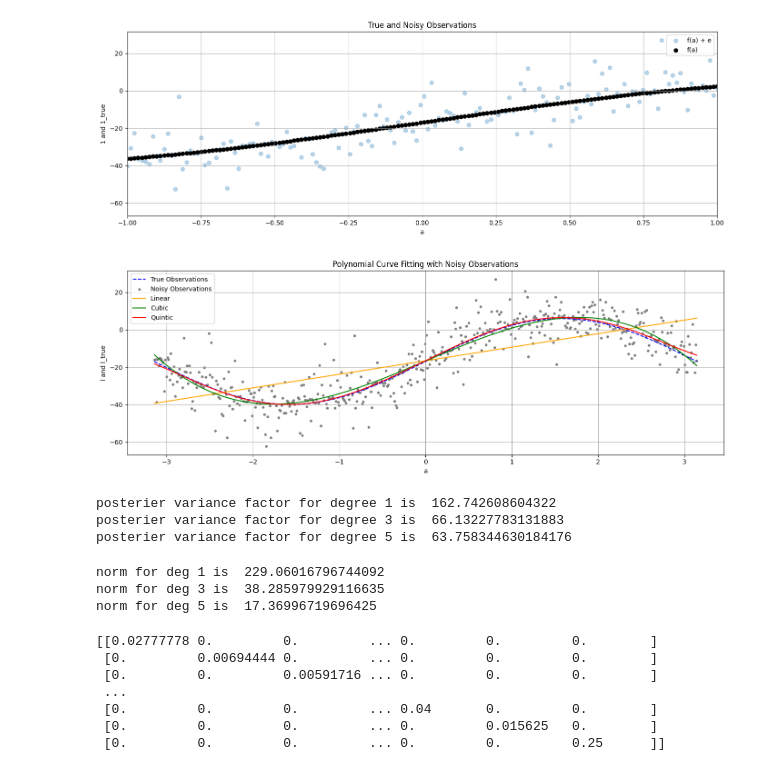
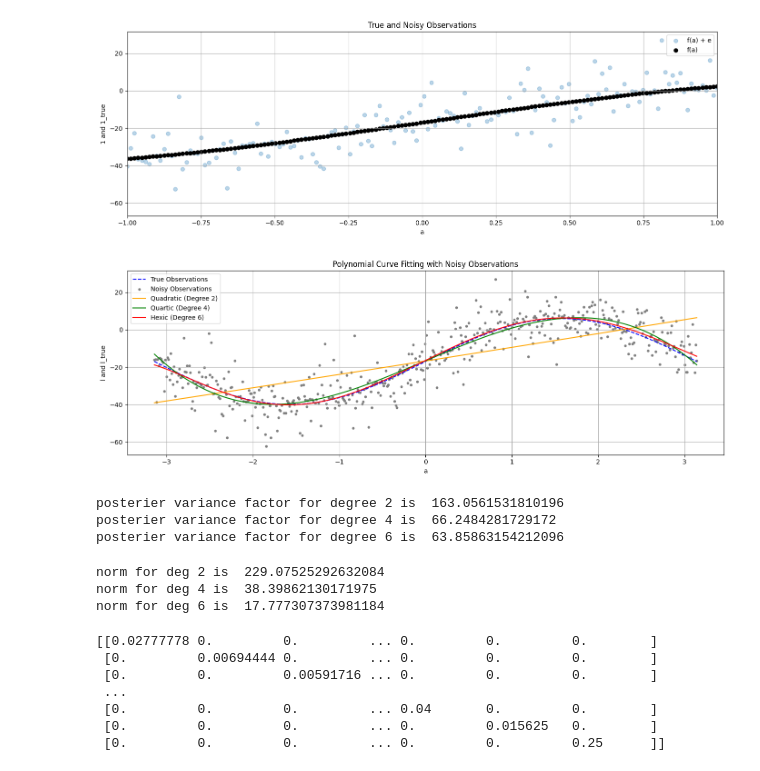
Before and after one commit to VenkataSaiVijayaBhaskar/ENGG680_2025_Fall, a Jupyter notebook: Lab_Assignment1/StudentGradeManagementSystem.ipynb, the cells around one changed output. Cells and saved outputs as stored; diff of their text form; code cells hidden in the pictures.

```diff
--- a/Lab_Assignment1/StudentGradeManagementSystem.ipynb
+++ b/Lab_Assignment1/StudentGradeManagementSystem.ipynb
@@ -559,55 +534,55 @@ quintic_uw = np.polyval(returned_values1[5]['estimated_polynomial_coefficients']
 # %%
 # step 8
 # use the matplotlib to plot each polynomial function, noisy observations l, true observations l_true, together in one single figure
-# for the polynomials of line, cubic and quintic, use color of orange, green and red respectively.
+# for the polynomials of quadratic,quartic,hexic use color of orange, green and red respectively.
 # (2 marks)
 
 fig, ax = plt.subplots(nrows=1, ncols=1, figsize=(14, 5))
 ax.plot(a, l_true, label='True Observations', color='blue', linestyle='--')
 ax.scatter(a, l, color='gray', label='Noisy Observations', s=10)
 
-ax.plot(a, line_uw, color='orange', label='Linear')
-ax.plot(a, cubic_uw, color='green', label='Cubic')
-ax.plot(a, quintic_uw, color='red', label='Quintic')
+ax.plot(a, quadratic_uw, color='orange', label='Quadratic (Degree 2)')
+ax.plot(a, quartic_uw, color='green', label='Quartic (Degree 4)')
+ax.plot(a, hexic_uw, color='red', label='Hexic (Degree 6)')
 
 ax.set_title('Polynomial Curve Fitting with Noisy Observations')
 ax.set_xlabel('a')
 ax.set_ylabel('l and l_true')
 ax.legend()
 
-ax.grid(True, which='both',ls='-',color='0.65')
+ax.grid(True, which='both', ls='-', color='0.65')
 
 fig.tight_layout()
 # %% [output]
-[figure, old version]
+[figure, new version]
 # %%
 # step 9
 # print the a posterier variance factor for each polynomial function
 # (3 marks)
-print("posterier variance factor for degree 1 is ", returned_values1[1]['goodness_of_fit'])
+print("posterier variance factor for degree 2 is ", returned_values[2]['goodness_of_fit'])
 
-print("posterier variance factor for degree 3 is ", returned_values1[3]['goodness_of_fit'])
+print("posterier variance factor for degree 4 is ", returned_values[4]['goodness_of_fit'])
 
-print("posterier variance factor for degree 5 is ", returned_values1[5]['goodness_of_fit'])
+print("posterier variance factor for degree 6 is ", returned_values[6]['goodness_of_fit'])
 # %% [output]
-posterier variance factor for degree 1 is  162.742608604322
-posterier variance factor for degree 3 is  66.13227783131883
-posterier variance factor for degree 5 is  63.758344630184176
+posterier variance factor for degree 2 is  163.0561531810196
+posterier variance factor for degree 4 is  66.2484281729172
+posterier variance factor for degree 6 is  63.85863154212096
 # %%
 # step 10
 # compute and print the norm between the predicted observations (output from each polynomial function) and the true observations
 # (3 marks)
-norm_deg_1 = np.linalg.norm(l_true - line_uw)
-norm_deg_3 = np.linalg.norm(l_true - cubic_uw)
-norm_deg_5 = np.linalg.norm(l_true - quintic_uw)
+norm_deg_2 = np.linalg.norm(l_true - quadratic_uw)
+norm_deg_4 = np.linalg.norm(l_true - quartic_uw)
+norm_deg_6 = np.linalg.norm(l_true - hexic_uw)
 
-print("norm for deg 1 is ", norm_deg_1)
-print("norm for deg 3 is ", norm_deg_3)
-print("norm for deg 5 is ", norm_deg_5)
+print("norm for deg 2 is ", norm_deg_2)
+print("norm for deg 4 is ", norm_deg_4)
+print("norm for deg 6 is ", norm_deg_6)
 # %% [output]
-norm for deg 1 is  229.06016796744092
-norm for deg 3 is  38.285979929116635
-norm for deg 5 is  17.36996719696425
+norm for deg 2 is  229.07525292632084
+norm for deg 4 is  38.39862130171975
+norm for deg 6 is  17.777307373981184
 # %%
 # step 11
 # comment on the results of a posterier variance factor and norm, what pattern do you observe
```
Also changed, not shown: parts of 4 cells of this notebook.
